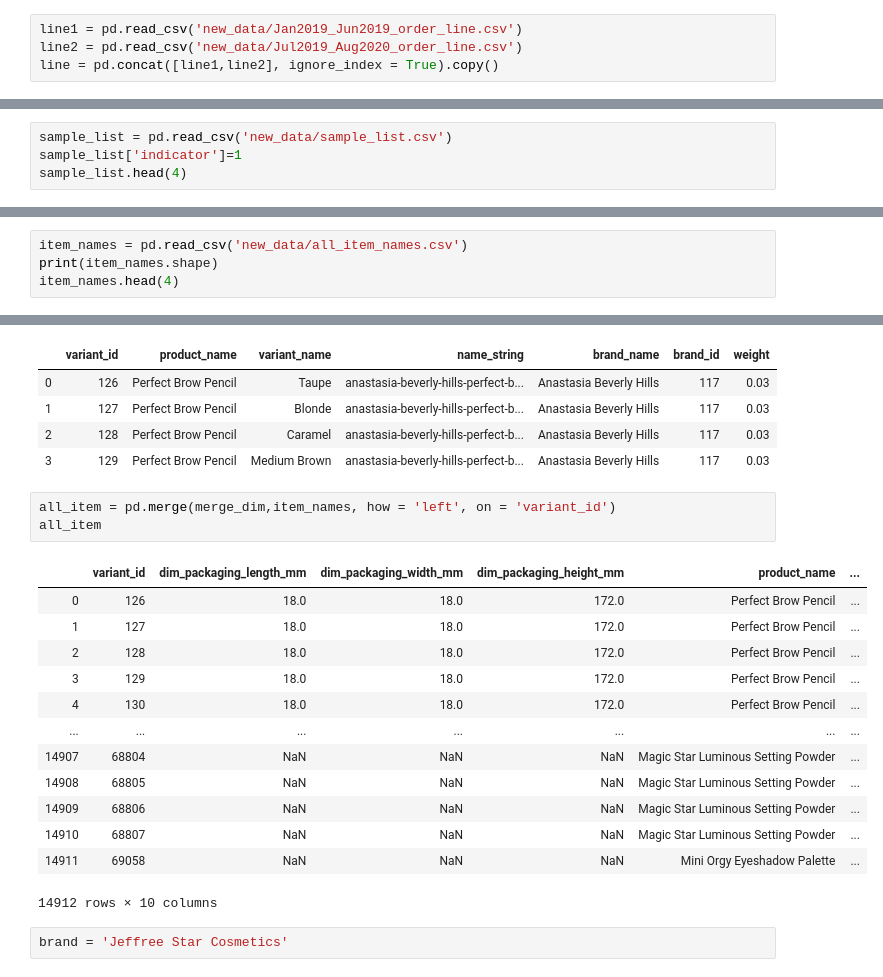
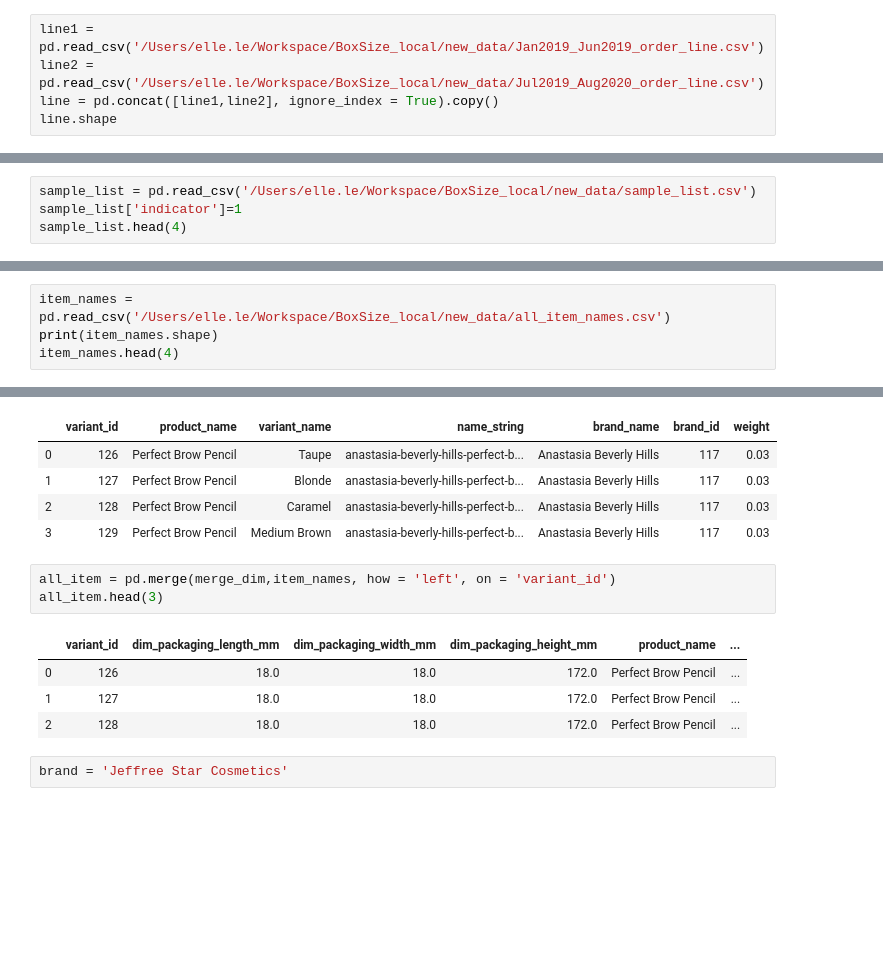
Before and after one commit to elle-ctrl/BoxSize, a Jupyter notebook: Box_size_cleaning_data.ipynb, the cells around one changed output, grey strips where cells are left out. Cells and saved outputs as stored; diff of their text form; blank space fills up the shorter version.

Commit message:
Done cleaning all data with available item DIM

```diff
--- a/Box_size_cleaning_data.ipynb
+++ b/Box_size_cleaning_data.ipynb
@@ -54,6 +114,7 @@ box_size.dropna(subset=['Dim height','Reference 2'], inplace = True)
 # %% [markdown]
 # Dataset 2: Order Line Item
 # %%
-line1 = pd.read_csv('new_data/Jan2019_Jun2019_order_line.csv')
-line2 = pd.read_csv('new_data/Jul2019_Aug2020_order_line.csv')
+line1 = pd.read_csv('/Users/elle.le/Workspace/BoxSize_local/new_data/Jan2019_Jun2019_order_line.csv')
+line2 = pd.read_csv('/Users/elle.le/Workspace/BoxSize_local/new_data/Jul2019_Aug2020_order_line.csv')
 line = pd.concat([line1,line2], ignore_index = True).copy()
+line.shape
@@ -69,7 +128,7 @@ line.head(3)
 | 1 | PV7B-Q92J | 57308 | 1 |
 | 2 | PV7B-Q92J | 62133 | 1 |
 # %%
-sample_list = pd.read_csv('new_data/sample_list.csv')
+sample_list = pd.read_csv('/Users/elle.le/Workspace/BoxSize_local/new_data/sample_list.csv')
 sample_list['indicator']=1
 sample_list.head(4)
 # %% [output]
@@ -113,5 +190,5 @@ merge_dim.head(3)
 # %%
-item_names = pd.read_csv('new_data/all_item_names.csv')
+item_names = pd.read_csv('/Users/elle.le/Workspace/BoxSize_local/new_data/all_item_names.csv')
 print(item_names.shape)
 item_names.head(4)
 # %% [output]
@@ -123,21 +200,12 @@ item_names.head(4)
 | 3 | 129 | Perfect Brow Pencil | Medium Brown | anastasia-beverly-hills-perfect-b... | Anastasia Beverly Hills | 117 | 0.03 |
 # %%
 all_item = pd.merge(merge_dim,item_names, how = 'left', on = 'variant_id')
-all_item
+all_item.head(3)
 # %% [output]
 |  | variant_id | dim_packaging_length_mm | dim_packaging_width_mm | dim_packaging_height_mm | product_name | ... |
 | 0 | 126 | 18.0 | 18.0 | 172.0 | Perfect Brow Pencil | ... |
 | 1 | 127 | 18.0 | 18.0 | 172.0 | Perfect Brow Pencil | ... |
 | 2 | 128 | 18.0 | 18.0 | 172.0 | Perfect Brow Pencil | ... |
-| 3 | 129 | 18.0 | 18.0 | 172.0 | Perfect Brow Pencil | ... |
-| 4 | 130 | 18.0 | 18.0 | 172.0 | Perfect Brow Pencil | ... |
-| ... | ... | ... | ... | ... | ... | ... |
-| 14907 | 68804 | NaN | NaN | NaN | Magic Star Luminous Setting Powder | ... |
-| 14908 | 68805 | NaN | NaN | NaN | Magic Star Luminous Setting Powder | ... |
-| 14909 | 68806 | NaN | NaN | NaN | Magic Star Luminous Setting Powder | ... |
-| 14910 | 68807 | NaN | NaN | NaN | Magic Star Luminous Setting Powder | ... |
-| 14911 | 69058 | NaN | NaN | NaN | Mini Orgy Eyeshadow Palette | ... |
-14912 rows × 10 columns
 # %%
 brand = 'Jeffree Star Cosmetics'
 # %%
```
Also changed, not shown: parts of 45 cells of this notebook.
